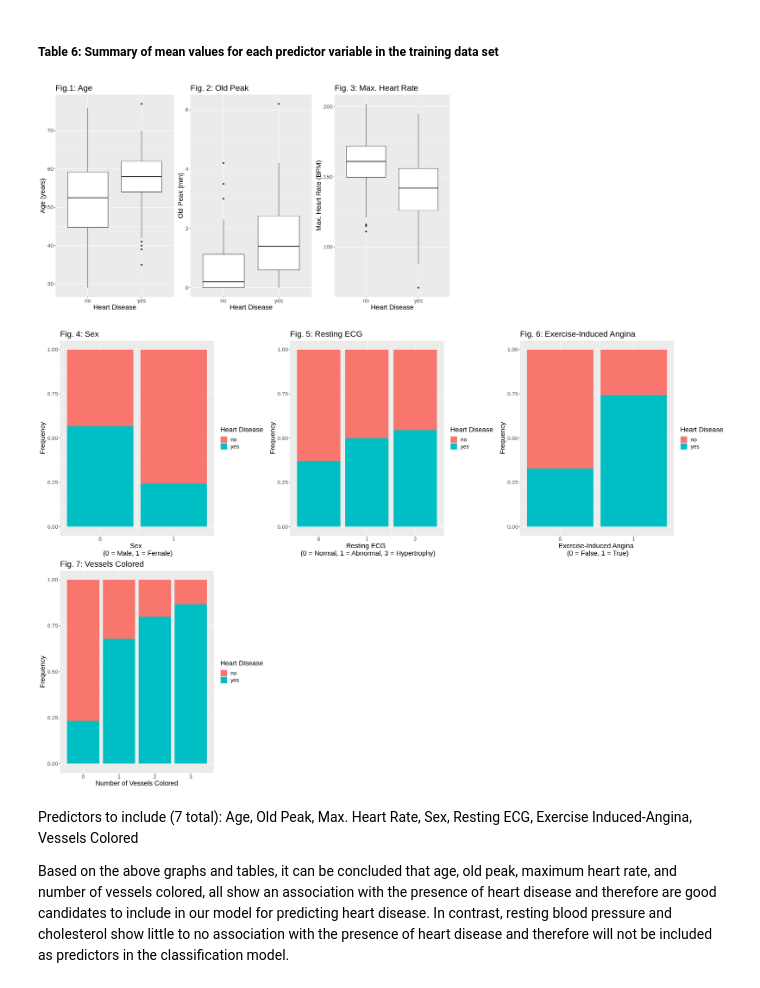
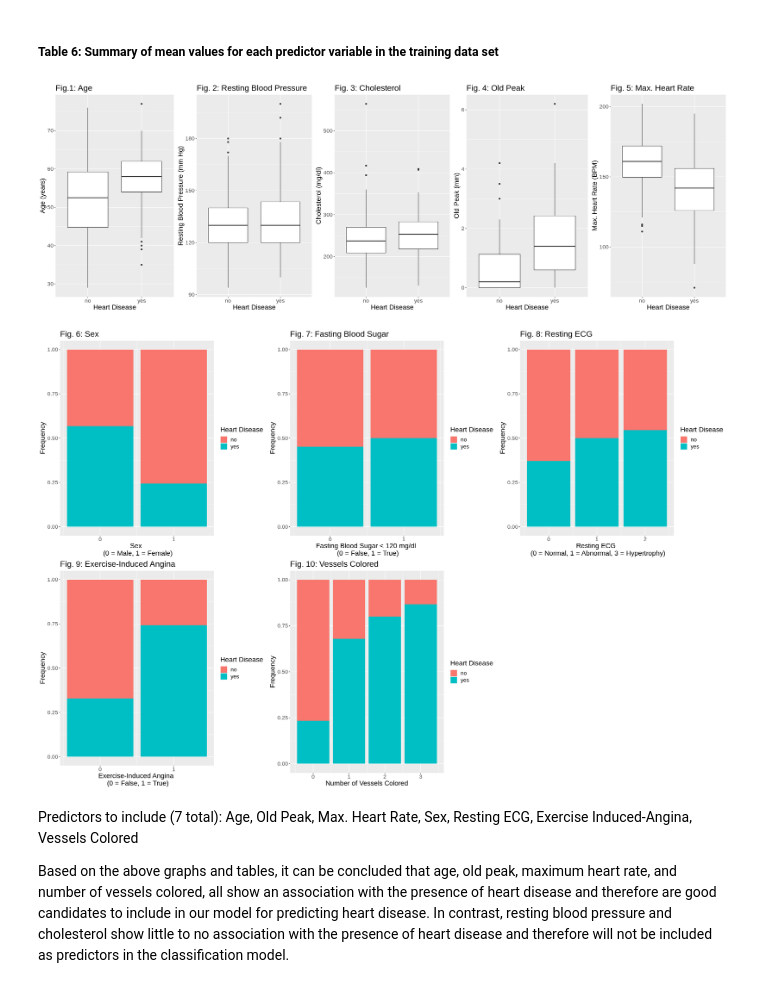
Before and after one commit to akosek4/DSCI-100-Heart-Disease-Project, a Jupyter notebook: Final-Prelim_JMB.ipynb, the cells around one changed output. Cells and saved outputs as stored; diff of their text form; code cells hidden in the pictures.

Commit message:
Image

```diff
--- a/Final-Prelim_JMB.ipynb
+++ b/Final-Prelim_JMB.ipynb
@@ -251,13 +251,28 @@ age_plot <- data_training |>
     ggtitle("Fig.1: Age") +
     theme(text = element_text(size = 17))
 
+rbp_plot <- data_training |>
+    ggplot(aes(y = resting_blood_pres, x = presence_of_heart_disease)) +
+    geom_boxplot() +
+    ylab("Resting Blood Pressure (mm Hg)") +
+    xlab("Heart Disease") +
+    ggtitle("Fig. 2: Resting Blood Pressure") +
+    theme(text = element_text(size = 17))
+
+cholesterol_plot <- data_training |>
+    ggplot(aes(y = cholesterol, x = presence_of_heart_disease)) +
+    geom_boxplot() +
+    ylab("Cholesterol (mg/dl)") +
+    xlab("Heart Disease") +
+    ggtitle("Fig. 3: Cholesterol") +
+    theme(text = element_text(size = 17))
 
 oldpeak_plot <- data_training |>
     ggplot(aes(y = oldpeak, x = presence_of_heart_disease)) +
     geom_boxplot() +
     ylab("Old Peak (mm)") +
     xlab("Heart Disease") +
-    ggtitle("Fig. 2: Old Peak") +
+    ggtitle("Fig. 4: Old Peak") +
     theme(text = element_text(size = 17))
 
 mhr_plot <- data_training |>
@@ -265,7 +280,7 @@ mhr_plot <- data_training |>
     geom_boxplot() +
     ylab("Max. Heart Rate (BPM)") +
     xlab("Heart Disease") +
-    ggtitle("Fig. 3: Max. Heart Rate") +
+    ggtitle("Fig. 5: Max. Heart Rate") +
     theme(text = element_text(size = 17))
 
 # generate bar graph visualizations
@@ -275,16 +290,23 @@ sex_plot <- data_training |>
     geom_bar(position = "fill") +
     labs(x = "Sex \n (0 = Male, 1 = Female)", y = "Frequency", fill = "Heart Disease") +
     scale_x_continuous(breaks=seq(0, 1)) +
-    ggtitle("Fig. 4: Sex") +
+    ggtitle("Fig. 6: Sex") +
     theme(text = element_text(size = 17))
 
+fasting_blood_sugar_plot <- data_training |>
+    ggplot(aes(x = fasting_blood_sugar, fill = presence_of_heart_disease)) +
+    geom_bar(position = "fill") +
+    labs(x = "Fasting Blood Sugar < 120 mg/dl \n (0 = False, 1 = True)", y = "Frequency", fill = "Heart Disease") +
+    scale_x_continuous(breaks=seq(0, 1)) +
+    ggtitle("Fig. 7: Fasting Blood Sugar") +
+    theme(text = element_text(size = 17))
 
 resting_ecg_plot <- data_training |>
     ggplot(aes(x = resting_ecg, fill = presence_of_heart_disease)) +
     geom_bar(position = "fill") +
     labs(x = "Resting ECG \n (0 = Normal, 1 = Abnormal, 3 = Hypertrophy)", y = "Frequency", fill = "Heart Disease") +
     scale_x_continuous(breaks=seq(0, 2, 1)) +
-    ggtitle("Fig. 5: Resting ECG") +
+    ggtitle("Fig. 8: Resting ECG") +
     theme(text = element_text(size = 17))
 
 exercise_induced_angina_plot <- data_training |>
@@ -292,28 +314,28 @@ exercise_induced_angina_plot <- data_training |>
     geom_bar(position = "fill") +
     labs(x = "Exercise-Induced Angina \n (0 = False, 1 = True)", y = "Frequency", fill = "Heart Disease") +
     scale_x_continuous(breaks=seq(0, 1)) +
-    ggtitle("Fig. 6: Exercise-Induced Angina") +
+    ggtitle("Fig. 9: Exercise-Induced Angina") +
     theme(text = element_text(size = 17))
 
 data_vessels_plot <- data_training |>
     ggplot(aes(x = number_of_vessels_colored, fill = presence_of_heart_disease)) +
     geom_bar(position = "fill") +
-    labs(x = "Number of Vessels Colored", y = "Frequency", fill = "Heart Disease", title = "Fig. 7: Vessels Colored") +
+    labs(x = "Number of Vessels Colored", y = "Frequency", fill = "Heart Disease", title = "Fig. 10: Vessels Colored") +
     scale_x_continuous(breaks=seq(0, 3, 1)) +
     theme(text = element_text(size = 17))
 # %%
 options(repr.plot.width = 24, repr.plot.height = 8)
 
-plot_grid_1 <- plot_grid(age_plot, oldpeak_plot, mhr_plot, ncol = 5)
+plot_grid_1 <- plot_grid(age_plot, rbp_plot, cholesterol_plot, oldpeak_plot, mhr_plot, ncol = 5)
 plot_grid_1
 
 options(repr.plot.width = 24, repr.plot.height = 16)
-plot_grid_2 <- plot_grid(sex_plot, resting_ecg_plot,
+plot_grid_2 <- plot_grid(sex_plot, fasting_blood_sugar_plot, resting_ecg_plot,
                          exercise_induced_angina_plot, data_vessels_plot, ncol = 3, nrow = 2)
 plot_grid_2
 # %% [output]
-[figure, old version]
+[figure, new version]
-[figure, old version]
+[figure, new version]
 # %% [markdown]
 Predictors to include (7 total): Age, Old Peak, Max. Heart Rate, Sex, Resting ECG, Exercise Induced-Angina, Vessels Colored
 
```
Also changed, not shown: parts of 2 cells of this notebook.
